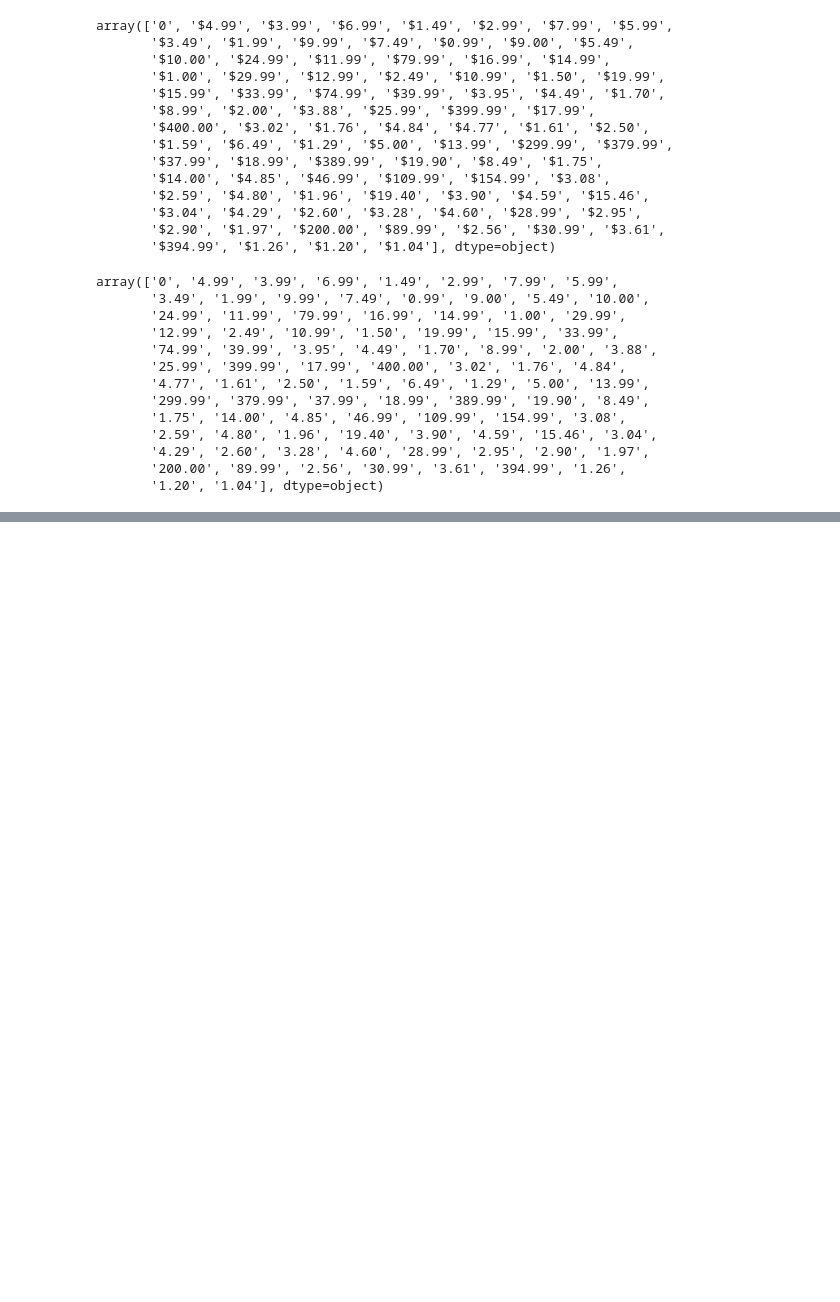
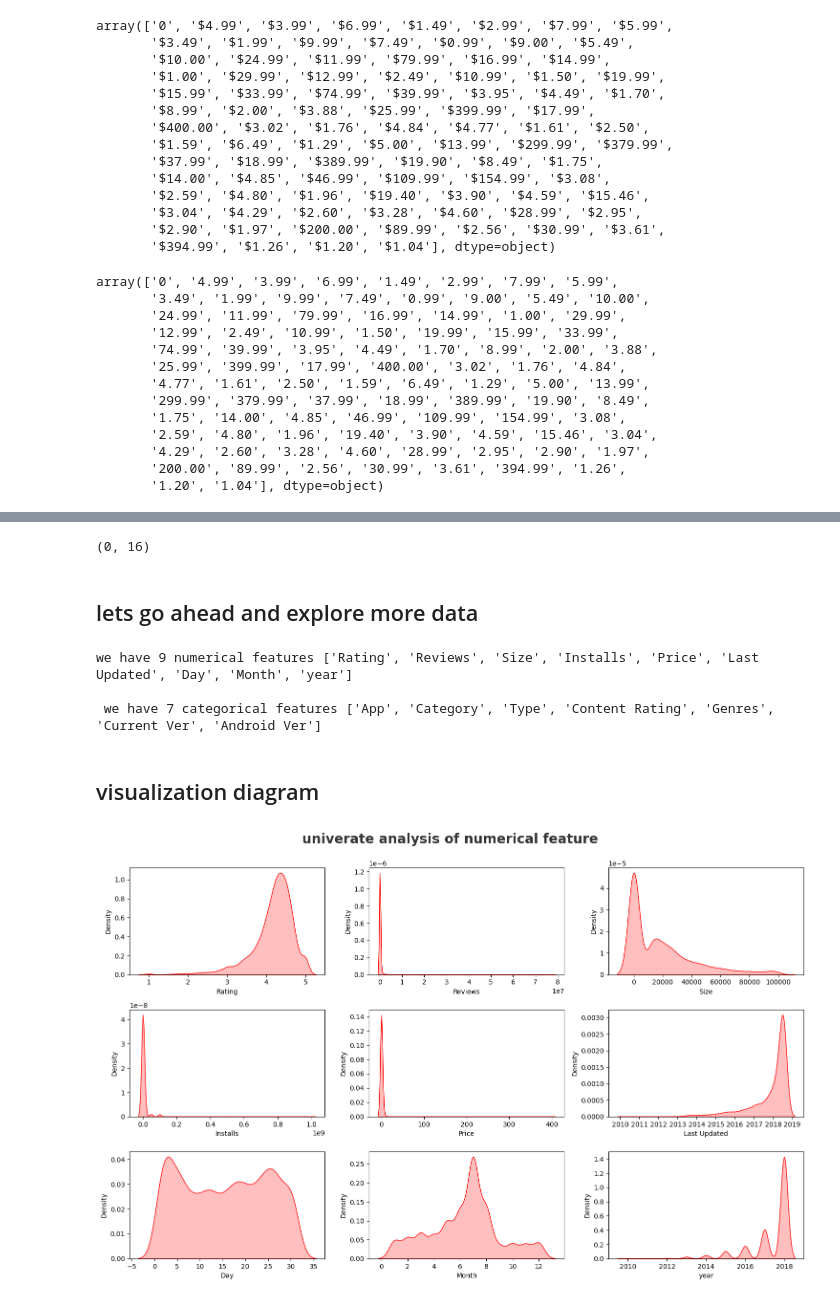
Before and after one commit to prashdev01/ML_Practice, a Jupyter notebook: EDA and feature Engeneering/Google_play_store_EDA.ipynb, the cells around one changed output, grey strips where cells are left out. Cells and saved outputs as stored; diff of their text form; code cells hidden in the pictures; blank space fills up the shorter version.

```diff
--- a/EDA and feature Engeneering/Google_play_store_EDA.ipynb
+++ b/EDA and feature Engeneering/Google_play_store_EDA.ipynb
@@ -187,0 +194,3 @@ array(['10,000+', '500,000+', '5,000,000+', '50,000,000+', '100,000+',
+# %%
+df_copy['Installs']=df_copy['Installs'].astype(int)
+df_copy['Price']=df_copy['Price'].astype(float)
@@ -187,0 +220,5 @@ array(['10,000+', '500,000+', '5,000,000+', '50,000,000+', '100,000+',
+# %%
+df_copy['Last Updated'] =pd.to_datetime(df_copy['Last Updated'])
+df_copy['Day']=df_copy['Last Updated'].dt.day
+df_copy['Month']=df_copy['Last Updated'].dt.month
+df_copy['year']=df_copy['Last Updated'].dt.year
@@ -187,0 +247,36 @@ array(['10,000+', '500,000+', '5,000,000+', '50,000,000+', '100,000+',
+# %%
+# obeservation
+# the data set has duplicate records
+
+df_copy=df_copy.drop_duplicates(subset=['App'],keep='first')
+# %%
+df_copy[df_copy.duplicated('App')].shape
+# %% [output]
+(0, 16)
+# %% [markdown]
+## lets go ahead and explore more data
+# %%
+# lets distribute the categorical and numerical data
+
+numerical_features = [features for features in df_copy.columns if df_copy[features].dtype !='O']
+categorical_features = [features for features in df_copy.columns if df_copy[features].dtype =='O']
+print(f'we have {len(numerical_features)} numerical features {numerical_features}')
+print(f'\n we have {len(categorical_features)} categorical features {categorical_features}')
+# %% [output]
+we have 9 numerical features ['Rating', 'Reviews', 'Size', 'Installs', 'Price', 'Last Updated', 'Day', 'Month', 'year']
+
+ we have 7 categorical features ['App', 'Category', 'Type', 'Content Rating', 'Genres', 'Current Ver', 'Android Ver']
+# %% [markdown]
+##  visualization diagram
+# %%
+## propertion of count data and numerical columns
+plt.figure(figsize=(15,15))
+plt.suptitle('univerate analysis of numerical feature ',fontsize=20,fontweight='bold',alpha=0.8,y=1)
+
+for i in range(0,len(numerical_features)):
+    plt.subplot(5,3, i+1)
+    sns.kdeplot(x=df_copy[numerical_features[i]],shade=True,color='r')
+    plt.xlabel(numerical_features[i])
+    plt.tight_layout()
+# %% [output]
+[figure, added]
```
Also changed, not shown: parts of 8 cells of this notebook, 12 other files.
